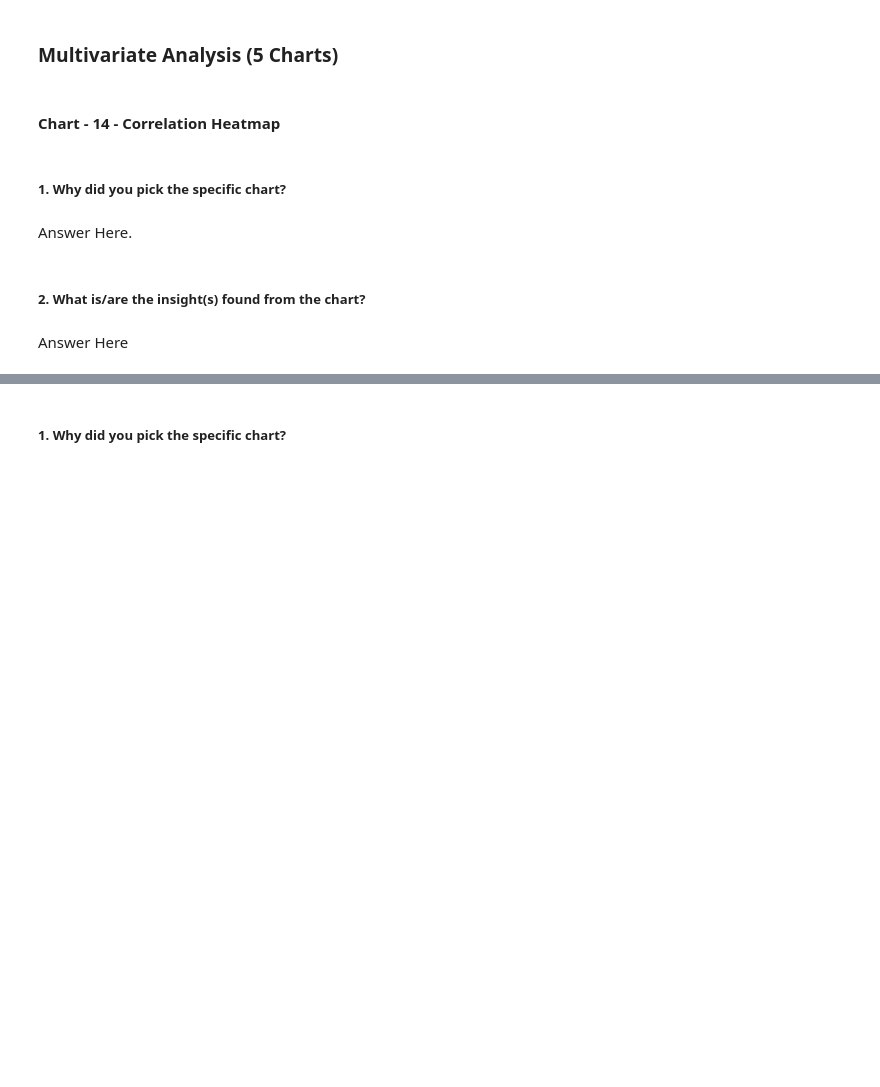
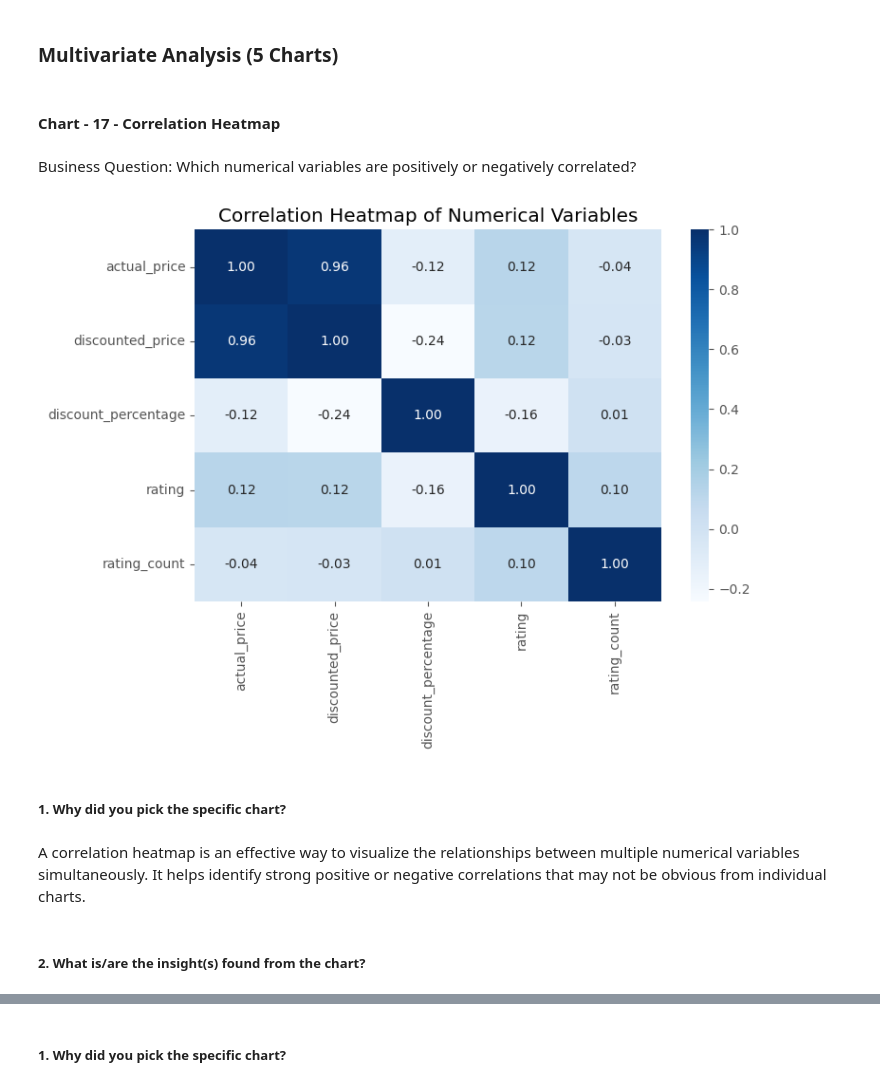
Before and after one commit to ArpitaGuniyal/Amazon-Sales-EDA, a Jupyter notebook: amazon_sales_eda.ipynb, the cells around one changed output, grey strips where cells are left out. Drawn from its saved outputs; the diff is of its cells as text; code cells hidden in the pictures; blank space fills up the shorter version.

Commit message:
Add multivariate analysis and pair plot

```diff
--- a/amazon_sales_eda.ipynb
+++ b/amazon_sales_eda.ipynb
@@ -1199,4 +1199,4 @@ Are there any insights that lead to negative growth? Justify with specific reaso
 # %% [markdown]
 ### **Multivariate Analysis (5 Charts)**
 # %% [markdown]
-#### Chart - 14 - Correlation Heatmap
+#### Chart - 17 - Correlation Heatmap
@@ -1205,8 +1203,41 @@ Are there any insights that lead to negative growth? Justify with specific reaso
+# %% [markdown]
+Business Question: Which numerical variables are positively or negatively correlated?
+# %%
+
+import seaborn as sns
+
+# Select numerical columns
+corr_data = df_clean[
+    ['actual_price',
+     'discounted_price',
+     'discount_percentage',
+     'rating',
+     'rating_count']
+]
+
+# Compute correlation matrix
+corr_matrix = corr_data.corr()
+
+# Plot heatmap
+plt.figure(figsize=(8,6))
+
+sns.heatmap(
+    corr_matrix,
+    annot=True,
+    cmap='Blues',
+    fmt=".2f"
+)
+
+plt.title("Correlation Heatmap of Numerical Variables")
+
+plt.tight_layout()
+
+plt.show()
+# %% [output]
+[figure, added]
 # %% [markdown]
 ##### 1. Why did you pick the specific chart?
-# %% [markdown]
-Answer Here.
+# %% [markdown]
+A correlation heatmap is an effective way to visualize the relationships between multiple numerical variables simultaneously. It helps identify strong positive or negative correlations that may not be obvious from individual charts.
 # %% [markdown]
 ##### 2. What is/are the insight(s) found from the chart?
-# %% [markdown]
-Answer Here
```
Also changed, not shown: parts of 44 cells of this notebook.
